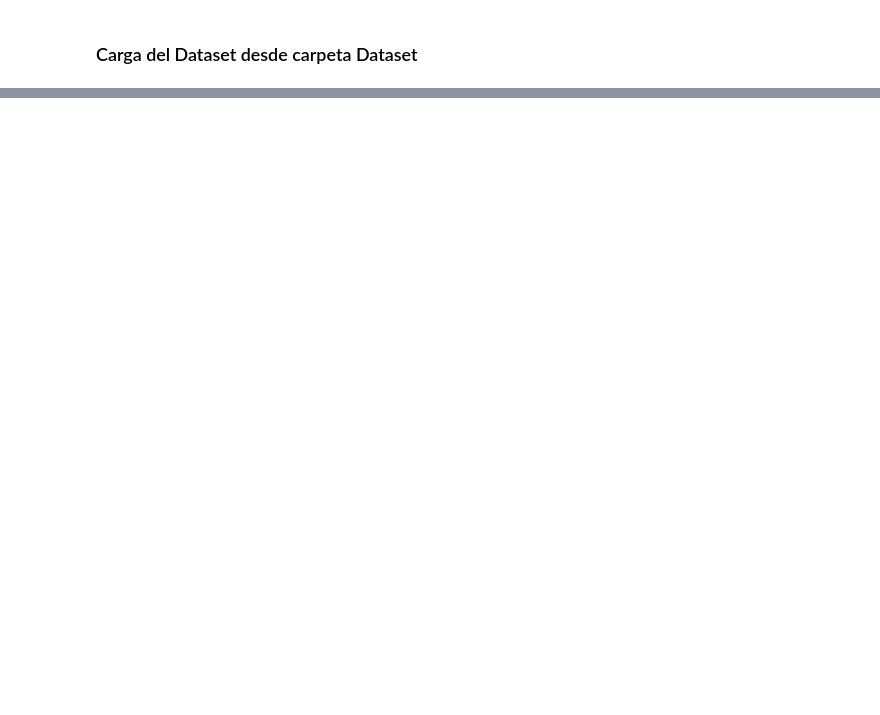
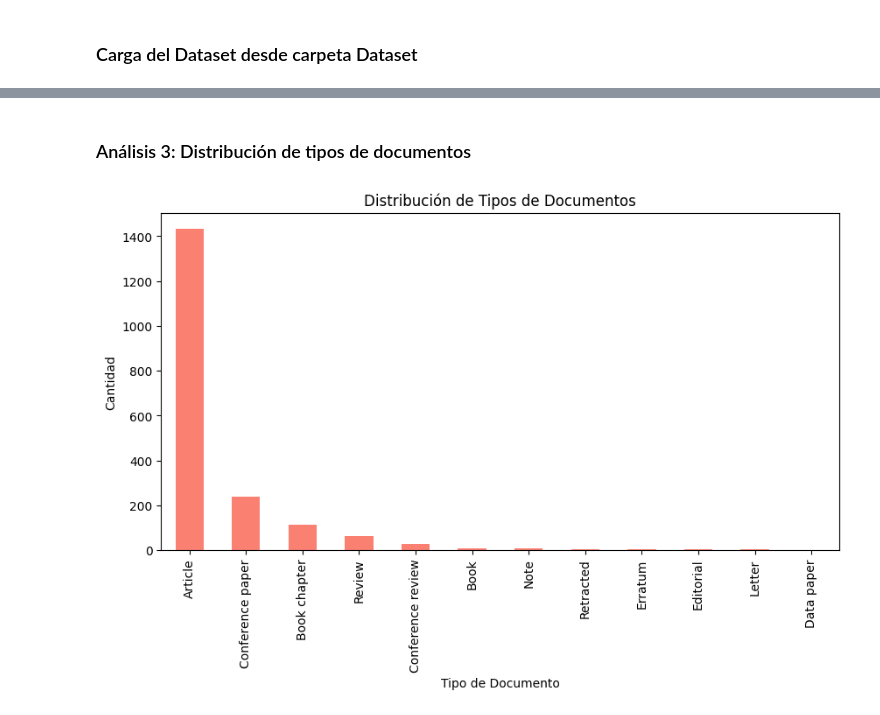
Before and after one commit to Dreamer97JB/M_ML_DL_CUDA_RNN_, a Jupyter notebook: Script/tourism_clasificator.ipynb, the cells around one changed output, grey strips where cells are left out. Cells and saved outputs as stored; diff of their text form; code cells hidden in the pictures; blank space fills up the shorter version.

```diff
--- a/Script/tourism_clasificator.ipynb
+++ b/Script/tourism_clasificator.ipynb
@@ -25,0 +178,11 @@ ModuleNotFoundError: No module named 'pandas'
+# %% [markdown]
+###  Análisis 3: Distribución de tipos de documentos
+# %%
+plt.figure(figsize=(10, 5))
+df_reduced['Document Type'].value_counts().plot(kind='bar', color='salmon')
+plt.title('Distribución de Tipos de Documentos')
+plt.xlabel('Tipo de Documento')
+plt.ylabel('Cantidad')
+plt.show()
+# %% [output]
+[figure, added]
```
Also changed, not shown: parts of 21 cells of this notebook, 2 other files.
